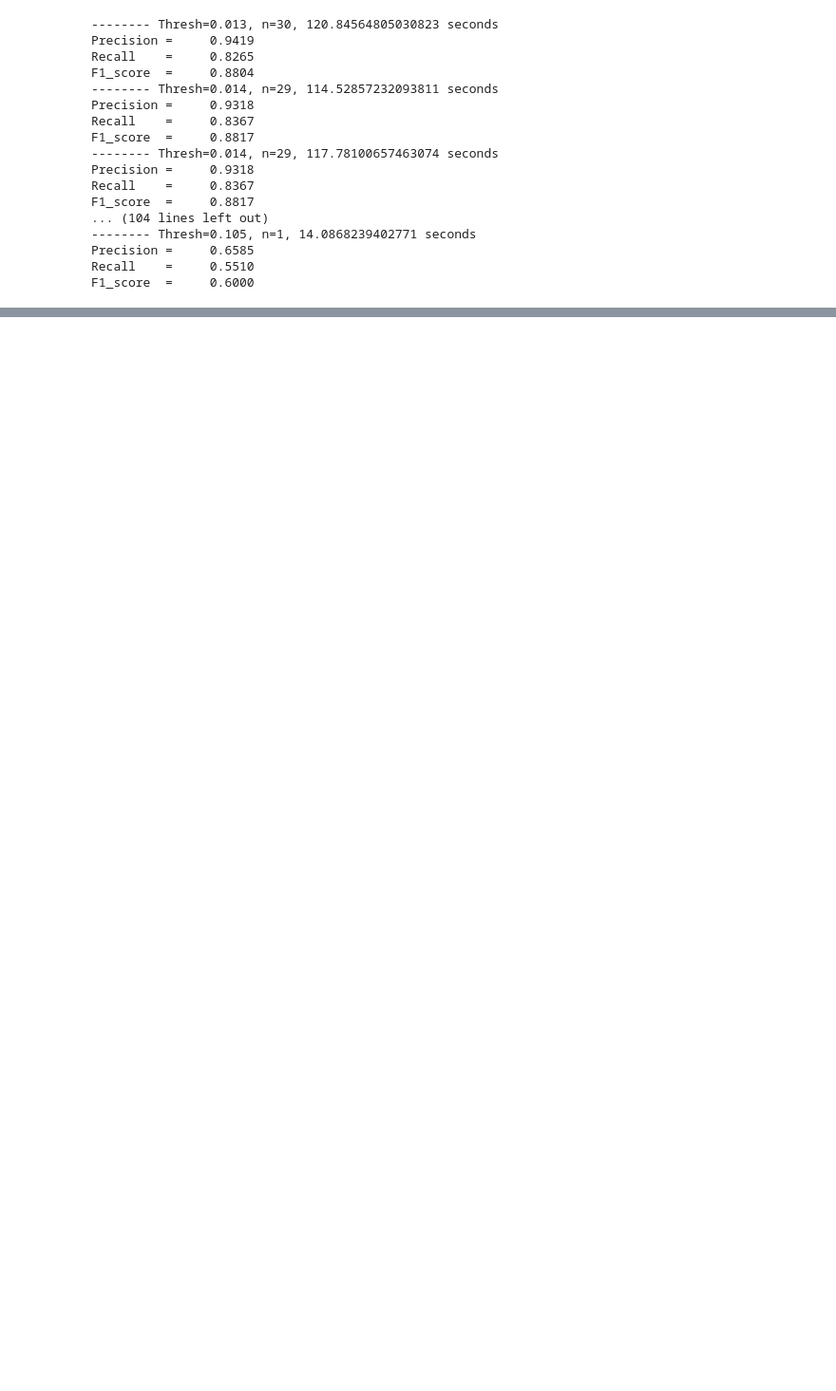
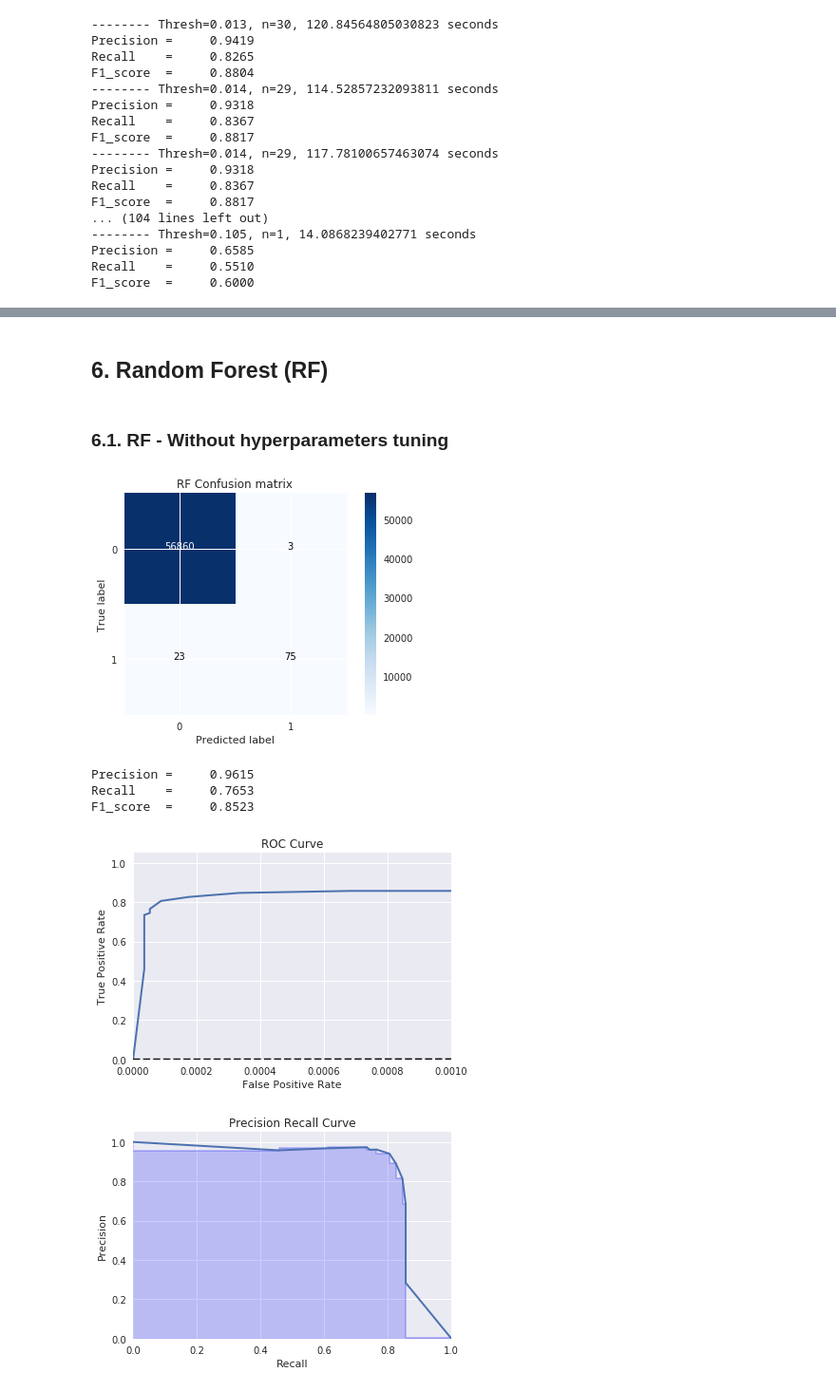
Before and after one commit to rtales/kaggle-credit-card, a Jupyter notebook: credit_card-analysis.ipynb, the cells around one changed output, grey strips where cells are left out. Shown at 95% size. Saved outputs shown, nothing was run; the diff lists cells and outputs as text; code cells hidden in the pictures; blank space fills up the shorter version.

```diff
--- a/credit_card-analysis.ipynb
+++ b/credit_card-analysis.ipynb
@@ -366,10 +335,10 @@ from sklearn.model_selection import GridSearchCV
 param_grid = {
             'penalty' : ['l1','l2'],
             'class_weight' : ['balanced', None],
-            'C' : [0.1, 1, 10, 100]
+            'C' : [0.1, 1, 10]
             }
 
-CV_log_cfl = GridSearchCV(estimator = log_cfl, param_grid = param_grid , scoring = 'f1', verbose = 1, n_jobs = -1)
+CV_log_cfl = GridSearchCV(estimator = log_cfl, param_grid = param_grid , scoring = 'f1', verbose = 1)
 CV_log_cfl.fit(X_train, y_train)
 
 best_parameters = CV_log_cfl.best_params_
@@ -760,0 +1284,38 @@ F1_score  =     nan
+# %% [markdown]
+## 6. Random Forest (RF)
+# %% [markdown]
+### 6.1. RF - Without hyperparameters tuning
+# %%
+# Ramdom forest Classifier
+rf_cfl = RandomForestClassifier(n_jobs = -1,
+                                random_state = 42)
+
+rf_cfl.fit(X_train, y_train)
+y_pred = rf_cfl.predict(X_test)
+y_score = rf_cfl.predict_proba(X_test)[:,1]
+
+# Confusion maxtrix
+cm = confusion_matrix(y_test, y_pred)
+class_names = [0,1]
+plt.figure()
+plot_confusion_matrix(cm,
+                      classes = class_names,
+                      title = 'RF Confusion matrix')
+plt.show()
+
+show_metrics()
+
+# ROC curve
+fpr, tpr, t = roc_curve(y_test, y_score)
+plot_roc()
+
+# Precision-recall curve
+precision, recall, thresholds = precision_recall_curve(y_test, y_score)
+plot_precision_recall()
+# %% [output]
+[figure, added]
+Precision =     0.9615
+Recall    =     0.7653
+F1_score  =     0.8523
+[figure, added]
+[figure, added]
```
Also changed, not shown: parts of 87 cells of this notebook.
